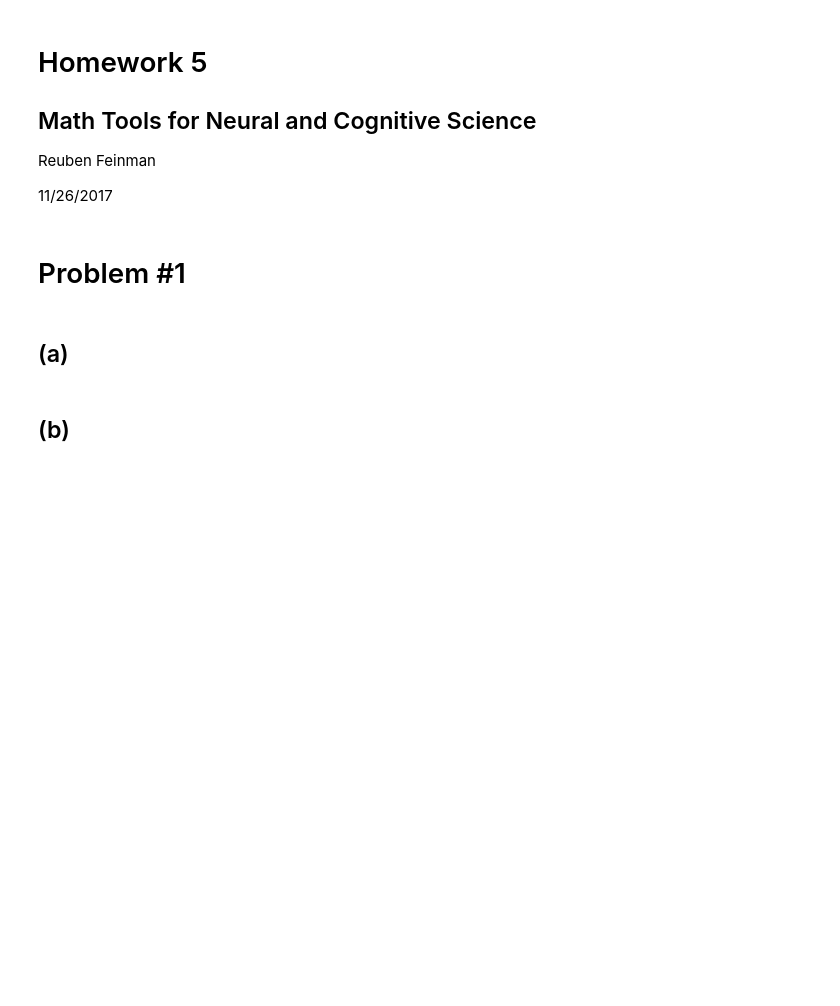
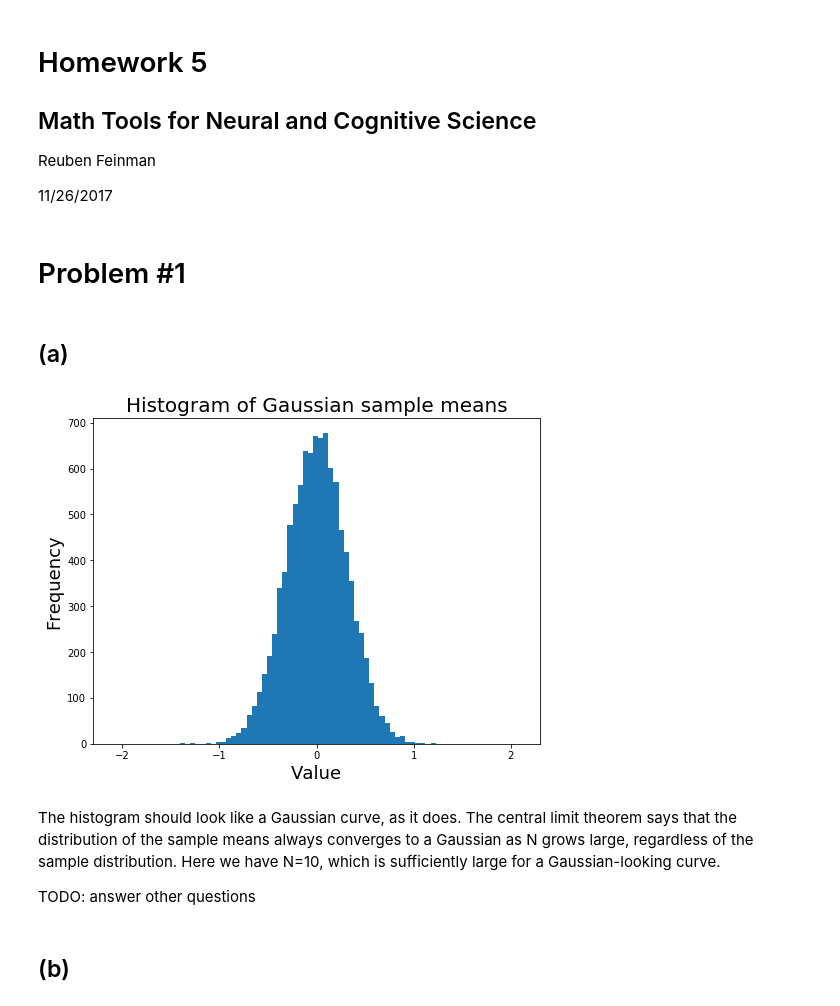
Before and after one commit to rfeinman/hw-mathtools, a Jupyter notebook: Feinman_Reuben_HW5/hw5.ipynb, the cells around one changed output. Saved outputs shown, nothing was run; the diff lists cells and outputs as text; code cells hidden in the pictures; blank space fills up the shorter version.

```diff
--- a/Feinman_Reuben_HW5/hw5.ipynb
+++ b/Feinman_Reuben_HW5/hw5.ipynb
@@ -20,4 +20,4 @@ np.random.seed(0)
 # Generate 10,000 samples, each of size 10
 X = np.random.normal(size=(10000, 10))
 # Compute the average of each set of 10
-avgs = X.mean(axis=1)
+means = X.mean(axis=1)
@@ -26,2 +24,32 @@ plt.figure(figsize=(10,8))
+# %%
+def histogram_continuous(samples, title=None, nbins=10, xlim=None):
+    """
+    A function that takes an array of numeric values and
+    plots a histogram of the values, discretized into some
+    pre-specified number of bins.
+    """
+    plt.figure(figsize=(8, 6))
+    plt.hist(samples, bins=nbins)
+    if title is not None:
+        plt.title(title, fontsize=20)
+    plt.xlabel('Value', fontsize=18)
+    plt.ylabel('Frequency', fontsize=18)
+    if xlim is not None:
+        plt.xlim(xlim)
+    plt.show()
+# %%
+# Now plot a histogram of our averages, with 50 bins
+histogram_continuous(
+    means,
+    title='Histogram of Gaussian sample means',
+    nbins=50,
+    xlim=[-2.3, 2.3]
+)
+# %% [output]
+[figure, added]
+# %% [markdown]
+The histogram should look like a Gaussian curve, as it does. The central limit theorem says that the distribution of the sample means always converges to a Gaussian as N grows large, regardless of the sample distribution. Here we have N=10, which is sufficiently large for a Gaussian-looking curve.
+
+TODO: answer other questions
 # %% [markdown]
 ## (b)
```
Also changed, not shown: parts of 16 cells of this notebook.
